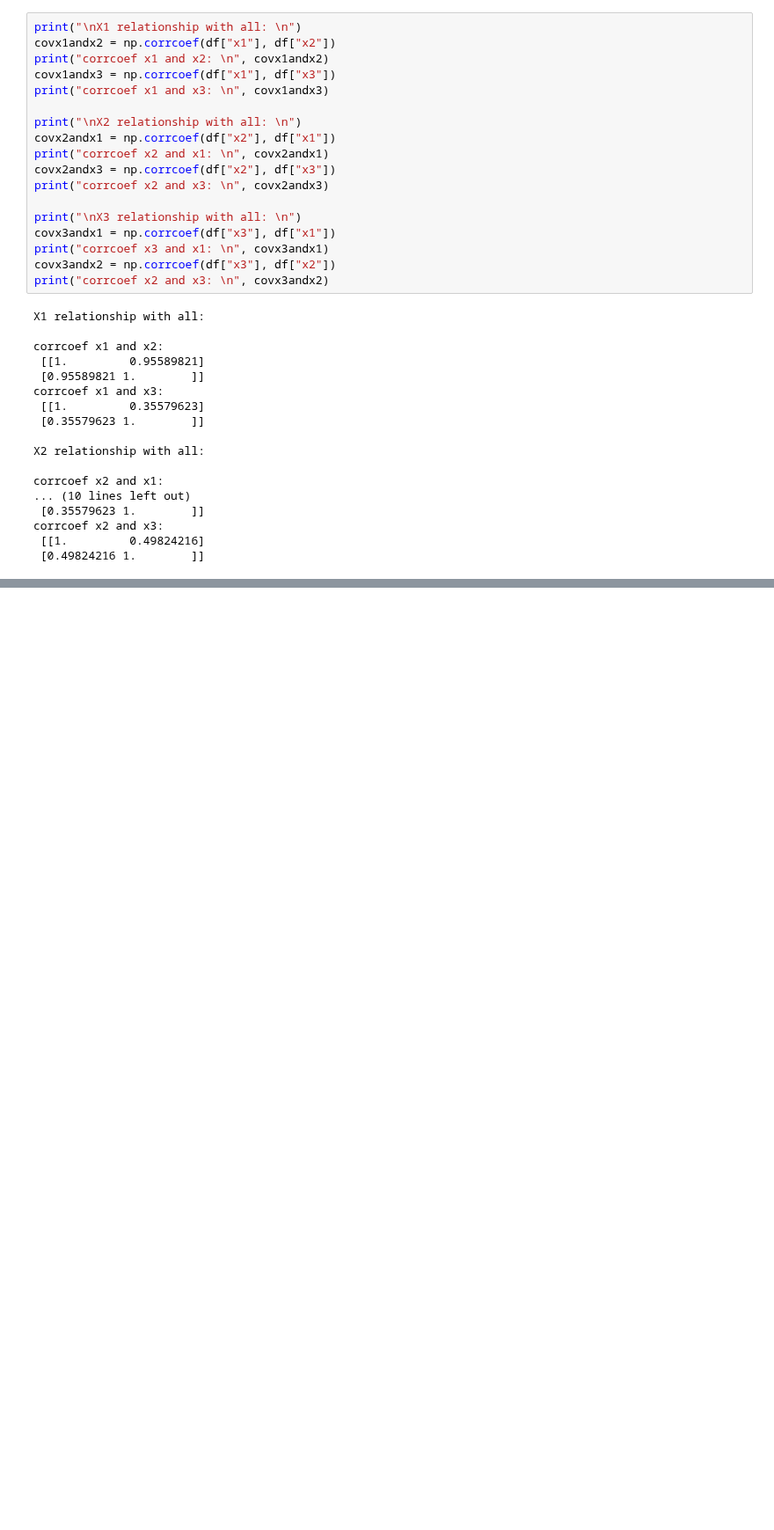
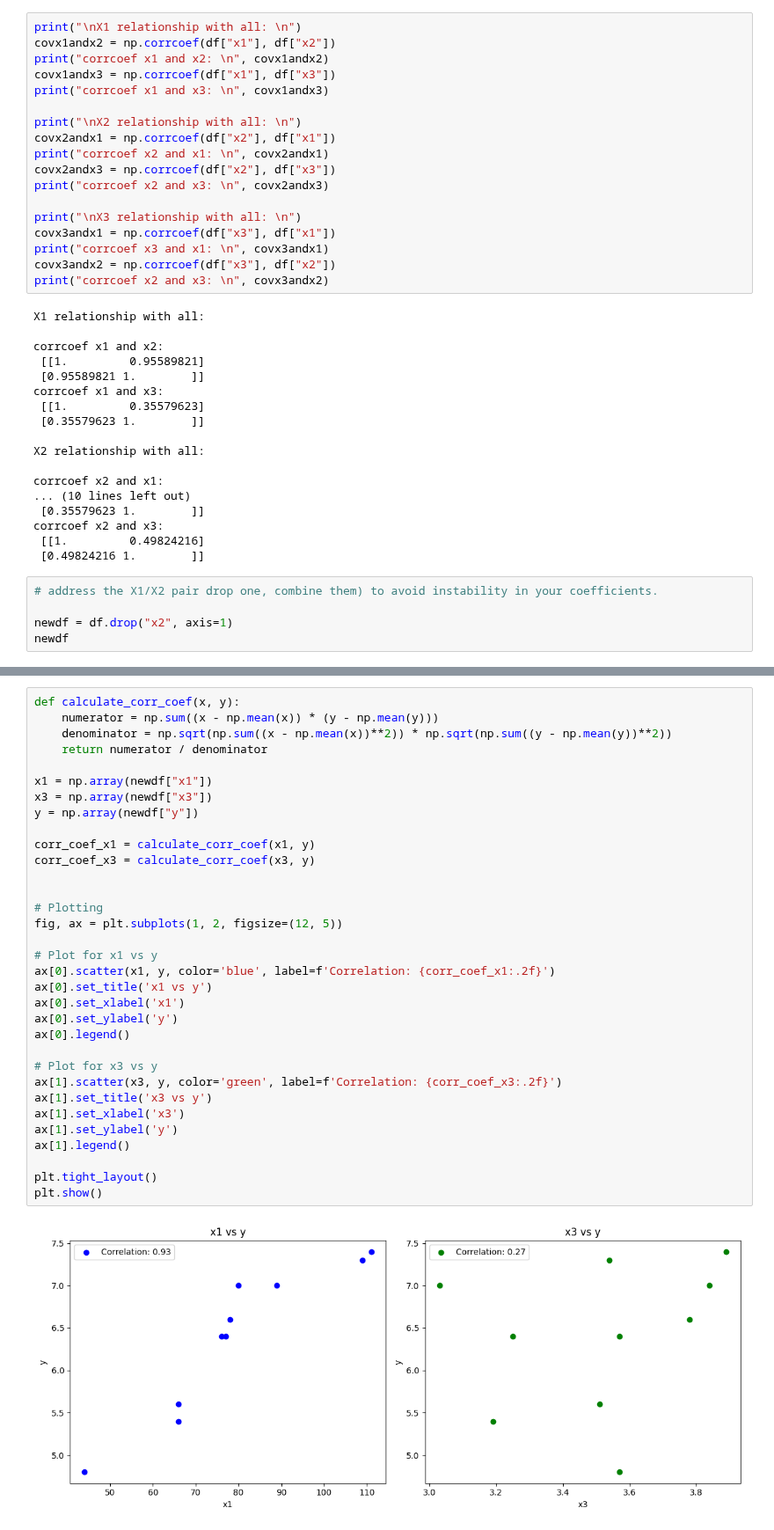
Before and after one commit to Haseebi-khan/MachineLearning, a Jupyter notebook: MachineLearning3.ipynb, the cells around one changed output, grey strips where cells are left out. Shown at 88% size. Cells and saved outputs as stored; diff of their text form; blank space fills up the shorter version.

```diff
--- a/MachineLearning3.ipynb
+++ b/MachineLearning3.ipynb
@@ -140,3 +140,8 @@ corrcoef x2 and x1:
 corrcoef x2 and x3:
  [[1.         0.49824216]
  [0.49824216 1.        ]]
+# %%
+# address the X1/X2 pair drop one, combine them) to avoid instability in your coefficients.
+
+newdf = df.drop("x2", axis=1)
+newdf
@@ -142,0 +160,35 @@ corrcoef x2 and x3:
+# %%
+def calculate_corr_coef(x, y):
+    numerator = np.sum((x - np.mean(x)) * (y - np.mean(y)))
+    denominator = np.sqrt(np.sum((x - np.mean(x))**2)) * np.sqrt(np.sum((y - np.mean(y))**2))
+    return numerator / denominator
+
+x1 = np.array(newdf["x1"])
+x3 = np.array(newdf["x3"])
+y = np.array(newdf["y"])
+
+corr_coef_x1 = calculate_corr_coef(x1, y)
+corr_coef_x3 = calculate_corr_coef(x3, y)
+
+
+# Plotting
+fig, ax = plt.subplots(1, 2, figsize=(12, 5))
+
+# Plot for x1 vs y
+ax[0].scatter(x1, y, color='blue', label=f'Correlation: {corr_coef_x1:.2f}')
+ax[0].set_title('x1 vs y')
+ax[0].set_xlabel('x1')
+ax[0].set_ylabel('y')
+ax[0].legend()
+
+# Plot for x3 vs y
+ax[1].scatter(x3, y, color='green', label=f'Correlation: {corr_coef_x3:.2f}')
+ax[1].set_title('x3 vs y')
+ax[1].set_xlabel('x3')
+ax[1].set_ylabel('y')
+ax[1].legend()
+
+plt.tight_layout()
+plt.show()
+# %% [output]
+[figure, added]
```
Also changed, not shown: parts of 8 cells of this notebook.
